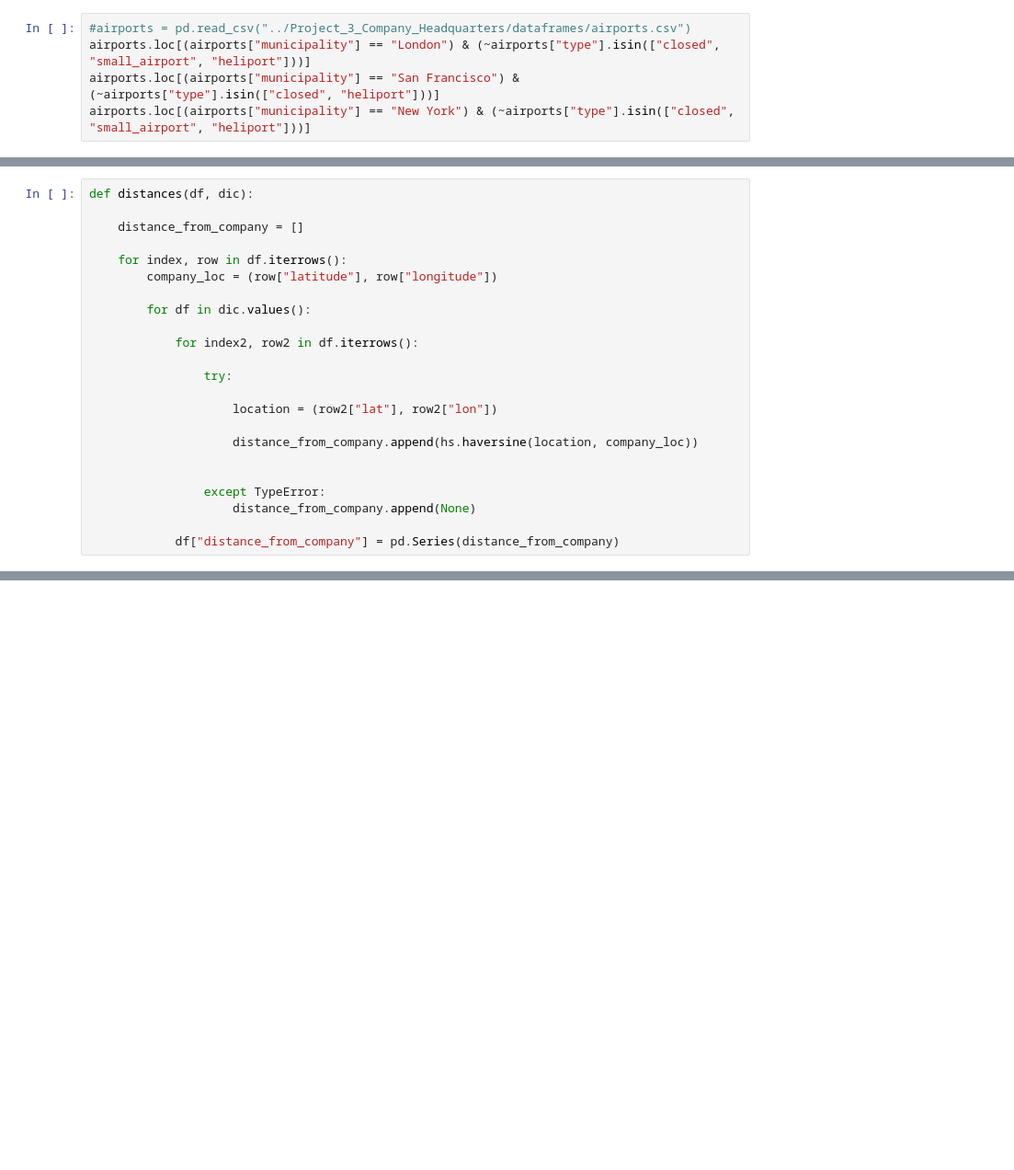
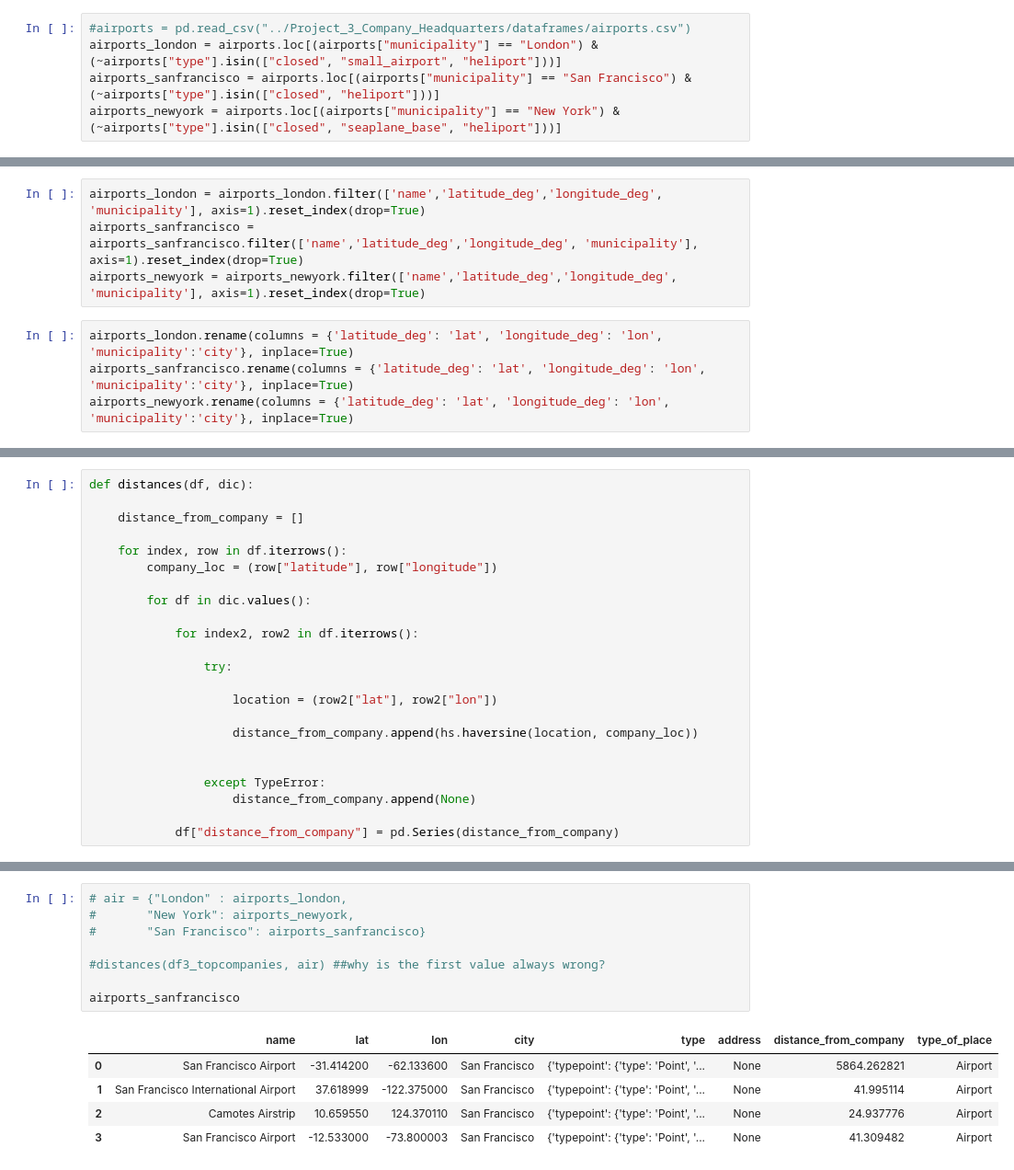
Before and after one commit to Maya-Souza/Project_3_Company_Headquarters, a Jupyter notebook: Untitled.ipynb, the cells around one changed output, grey strips where cells are left out. Shown at 92% size. Saved outputs shown, nothing was run; the diff lists cells and outputs as text; blank space fills up the shorter version.

```diff
--- a/Untitled.ipynb
+++ b/Untitled.ipynb
@@ -121,6 +121,6 @@ df3_topcompanies
 | 2 | San Francisco | Xero | 244.0 | 37.779507 | -122.390710 |
 # %%
 #airports = pd.read_csv("../Project_3_Company_Headquarters/dataframes/airports.csv")
-airports.loc[(airports["municipality"] == "London") & (~airports["type"].isin(["closed", "small_airport", "heliport"]))]
-airports.loc[(airports["municipality"] == "San Francisco") & (~airports["type"].isin(["closed", "heliport"]))]
-airports.loc[(airports["municipality"] == "New York") & (~airports["type"].isin(["closed", "small_airport", "heliport"]))]
+airports_london = airports.loc[(airports["municipality"] == "London") & (~airports["type"].isin(["closed", "small_airport", "heliport"]))]
+airports_sanfrancisco = airports.loc[(airports["municipality"] == "San Francisco") & (~airports["type"].isin(["closed", "heliport"]))]
+airports_newyork = airports.loc[(airports["municipality"] == "New York") & (~airports["type"].isin(["closed", "seaplane_base", "heliport"]))]
@@ -132,0 +127,8 @@ airports.loc[(airports["municipality"] == "New York") & (~airports["type"].isin(
+# %%
+airports_london = airports_london.filter(['name','latitude_deg','longitude_deg', 'municipality'], axis=1).reset_index(drop=True)
+airports_sanfrancisco = airports_sanfrancisco.filter(['name','latitude_deg','longitude_deg', 'municipality'], axis=1).reset_index(drop=True)
+airports_newyork = airports_newyork.filter(['name','latitude_deg','longitude_deg', 'municipality'], axis=1).reset_index(drop=True)
+# %%
+airports_london.rename(columns = {'latitude_deg': 'lat', 'longitude_deg': 'lon', 'municipality':'city'}, inplace=True)
+airports_sanfrancisco.rename(columns = {'latitude_deg': 'lat', 'longitude_deg': 'lon', 'municipality':'city'}, inplace=True)
+airports_newyork.rename(columns = {'latitude_deg': 'lat', 'longitude_deg': 'lon', 'municipality':'city'}, inplace=True)
@@ -260,5 +282,19 @@ def distances(df, dic):
 | 47 | New York | Super Kids Academy | 40.828340 | -74.144573 | {'typepoint': {'type': 'Point', '... | 18 Robert St, Clifton, NJ 07014 | Nursery School | 12.513278 |
 | 48 | New York | Classy Little Einstein | 40.586566 | -73.925066 | {'typepoint': {'type': 'Point', '... | 7 Seba Ave, Brooklyn, NY 11229 | Nursery School | 12.541462 |
 | 49 | New York | Rainbow Castle Preschool | 40.882664 | -74.043110 | {'typepoint': {'type': 'Point', '... | 148 Main St, Hackensack, NJ 07601 | Nursery School | 13.335013 |
+# %%
+# air = {"London" : airports_london,
+#       "New York": airports_newyork,
+#       "San Francisco": airports_sanfrancisco}
+
+#distances(df3_topcompanies, air) ##why is the first value always wrong?
+
+airports_sanfrancisco
+# %% [output]
+|  | name | lat | lon | city | type | address | distance_from_company | type_of_place |
+| 0 | San Francisco Airport | -31.414200 | -62.133600 | San Francisco | {'typepoint': {'type': 'Point', '... | None | 5864.262821 | Airport |
+| 1 | San Francisco International Airport | 37.618999 | -122.375000 | San Francisco | {'typepoint': {'type': 'Point', '... | None | 41.995114 | Airport |
+| 2 | Camotes Airstrip | 10.659550 | 124.370110 | San Francisco | {'typepoint': {'type': 'Point', '... | None | 24.937776 | Airport |
+| 3 | San Francisco Airport | -12.533000 | -73.800003 | San Francisco | {'typepoint': {'type': 'Point', '... | None | 41.309482 | Airport |
 # %%
 London = concat_dfs([bars, nightclubs, nurseries, elementary_schools], "London")
```
Also changed, not shown: parts of 7 cells of this notebook.
